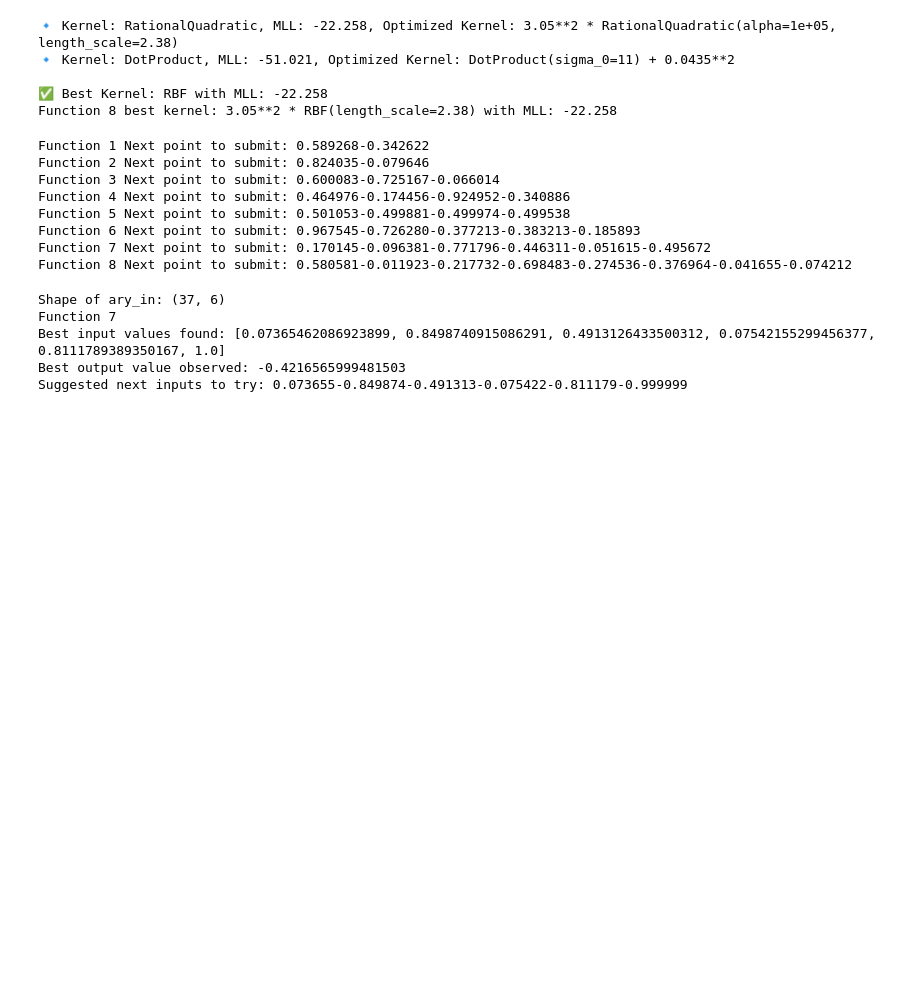
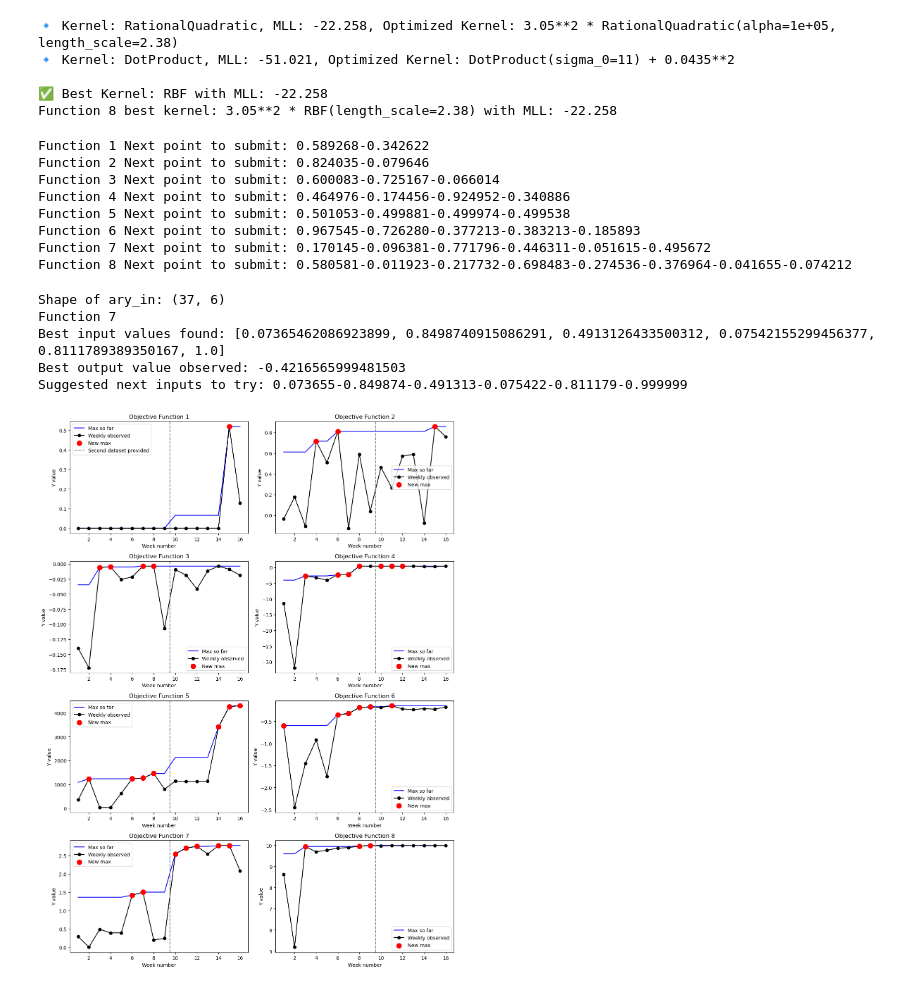
Before and after one commit to MBWestcott/MBBO, a Jupyter notebook: notebooks/0.01-mw-explore.ipynb, the cells around one changed output. Saved outputs shown, nothing was run; the diff lists cells and outputs as text; code cells hidden in the pictures; blank space fills up the shorter version.

Commit message:
Plot each week's observations with running maxima

```diff
--- a/notebooks/0.01-mw-explore.ipynb
+++ b/notebooks/0.01-mw-explore.ipynb
@@ -445,3 +445,78 @@ Function 7
 Best input values found: [0.07365462086923899, 0.8498740915086291, 0.4913126433500312, 0.07542155299456377, 0.8111789389350167, 1.0]
 Best output value observed: -0.4216565999481503
 Suggested next inputs to try: 0.073655-0.849874-0.491313-0.075422-0.811179-0.999999
+# %%
+responses = mbbo.functions.responses  # weekly responses, length 16
+weeks = list(range(1, len(responses) + 1))  # Weeks 1 to 16
+
+# Create a figure with 8 subplots arranged as 4 rows x 2 columns:
+fig, axs = plt.subplots(nrows=4, ncols=2, figsize=(12, 16))
+axs = axs.flatten()  # Flatten to iterate easily
+
+# Loop over each objective function (numbered 1 to 8)
+for obj in range(8):
+    # Load the initial data:
+    #   - initial_out_only1 uses only the first provided initial dataset (for weeks 1-9)
+    #   - initial_out_both uses both initial datasets (for week 10 and later)
+    _, initial_out_only1 = mbbo.functions.load_initial_data(obj + 1, include_set2=False)
+    _, initial_out_both = mbbo.functions.load_initial_data(obj + 1, include_set2=True)
+
+    # Compute the baseline (maximum value) from the initial data.
+    baseline_initial1 = np.max(initial_out_only1)
+    baseline_initial_both = np.max(initial_out_both)
+
+    # Extract the weekly observed Y values for this function from the responses
+    weekly_y = [week[obj] for week in responses]
+
+    # Compute the running maximum and identify new maximum points.
+    # The running maximum is initialized with baseline_initial1.
+    # For weeks 1-9, we use baseline_initial1, then at week 10 we update
+    # the current running max to also include baseline_initial_both.
+    running_max = []
+    new_max_flags = []  # List of booleans; True means this week achieved a new maximum.
+    current_max = baseline_initial1
+
+    for i, y in enumerate(weekly_y):
+        # For week 10 (i==9 since list is 0-indexed), update current_max with the new baseline.
+        if i == 9:  # Week 10 begins here.
+            current_max = max(current_max, baseline_initial_both)
+        # If the new weekly Y value exceeds the current maximum, flag it as a new max.
+        if y > current_max:
+            new_max_flags.append(True)
+            current_max = y
+        else:
+            new_max_flags.append(False)
+        running_max.append(current_max)
+
+    # Plotting on the appropriate subplot.
+    ax = axs[obj]
+
+    # Plot the running maximum as a blue line.
+    ax.plot(weeks, running_max, label='Max so far', color='blue')
+    # Plot the weekly observed values as a black line with markers.
+    ax.plot(weeks, weekly_y, label='Weekly observed', marker='o', linestyle='-', color='black')
+
+    # Overplot the points where a new maximum was reached with red markers.
+    new_max_label = True  # used so that we add the label only once for the legend.
+    for wk, y_val, is_new in zip(weeks, weekly_y, new_max_flags):
+        if is_new:
+            if new_max_label:
+                ax.scatter(wk, y_val, color='red', s=100, zorder=5, label='New max')
+                new_max_label = False
+            else:
+                ax.scatter(wk, y_val, color='red', s=100, zorder=5)
+
+    if obj == 0:
+        ax.axvline(x=9.5, color='gray', linestyle='--', label='Second dataset provided')
+    else:
+        ax.axvline(x=9.5, color='gray', linestyle='--')
+
+    ax.set_title(f'Objective Function {obj+1}')
+    ax.set_xlabel('Week number')
+    ax.set_ylabel('Y value')
+    ax.legend()
+
+plt.tight_layout()
+plt.show()
+# %% [output]
+[figure, added]
```
